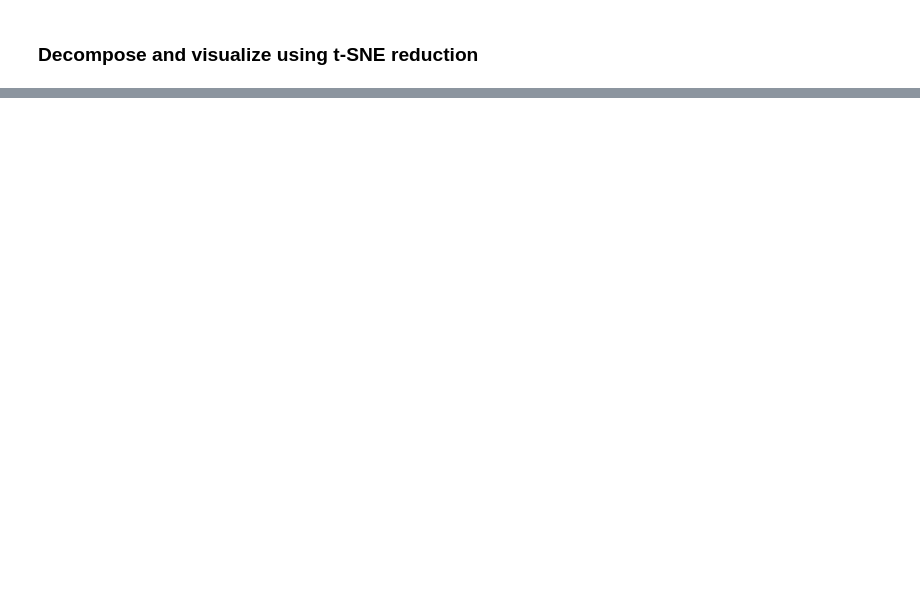
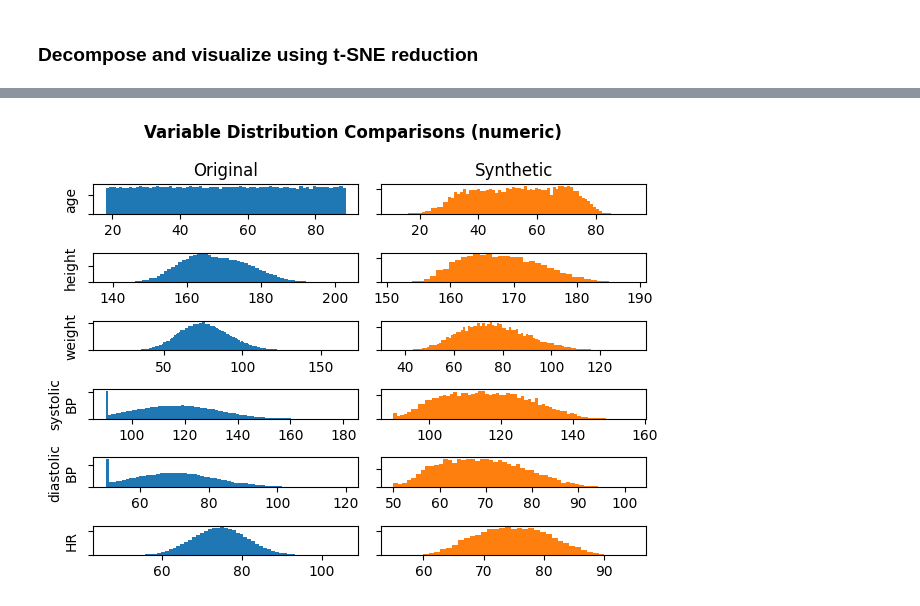
Before and after one commit to tjurjevich/synthetic_patient_generation, a Jupyter notebook: notebooks/testing.ipynb, the cells around one changed output, grey strips where cells are left out. Cells and saved outputs as stored; diff of their text form; code cells hidden in the pictures; blank space fills up the shorter version.

```diff
--- a/notebooks/testing.ipynb
+++ b/notebooks/testing.ipynb
@@ -214,0 +198,55 @@ fig.savefig('./documentation/data_comparison_plot.png');
+# %%
+fig, axs = plt.subplots(6, 2)
+
+axs[0,0].set_title("Original");
+axs[0,1].set_title("Synthetic");
+
+
+
+# patient_age
+axs[0,0].hist(original_data["patient_age"], bins = (original_data["patient_age"].max() - original_data["patient_age"].min()) + 1, color = 'tab:blue');
+axs[0,1].hist(new_data["patient_age"], bins = (new_data["patient_age"].max() - new_data["patient_age"].min()) + 1, color = 'tab:orange');
+axs[0,0].set_ylabel("age");
+axs[0,0].set_yticklabels([]);
+axs[0,1].set_yticklabels([]);
+
+# patient_height_cm
+axs[1,0].hist(original_data["patient_height_cm"], bins = (original_data["patient_height_cm"].max() - original_data["patient_height_cm"].min()) + 1, color = 'tab:blue');
+axs[1,1].hist(new_data["patient_height_cm"], bins = (new_data["patient_height_cm"].max() - new_data["patient_height_cm"].min()) + 1, color = 'tab:orange');
+axs[1,0].set_ylabel("height");
+axs[1,0].set_yticklabels([]);
+axs[1,1].set_yticklabels([]);
+
+# patient_weight_kg
+axs[2,0].hist(original_data["patient_weight_kg"], bins = (original_data["patient_weight_kg"].max() - original_data["patient_weight_kg"].min()) + 1, color = 'tab:blue');
+axs[2,1].hist(new_data["patient_weight_kg"], bins = (new_data["patient_weight_kg"].max() - new_data["patient_weight_kg"].min()) + 1, color = 'tab:orange');
+axs[2,0].set_ylabel("weight");
+axs[2,0].set_yticklabels([]);
+axs[2,1].set_yticklabels([]);
+
+# patient_systolic_bp
+axs[3,0].hist(original_data["patient_systolic_bp"], bins = (original_data["patient_systolic_bp"].max() - original_data["patient_systolic_bp"].min()) + 1, color = 'tab:blue');
+axs[3,1].hist(new_data["patient_systolic_bp"], bins = (new_data["patient_systolic_bp"].max() - new_data["patient_systolic_bp"].min()) + 1, color = 'tab:orange');
+axs[3,0].set_ylabel("systolic\nBP");
+axs[3,0].set_yticklabels([]);
+axs[3,1].set_yticklabels([]);
+
+# patient_diastolic_bp
+axs[4,0].hist(original_data["patient_diastolic_bp"], bins = (original_data["patient_diastolic_bp"].max() - original_data["patient_diastolic_bp"].min()) + 1, color = 'tab:blue');
+axs[4,1].hist(new_data["patient_diastolic_bp"], bins = (new_data["patient_diastolic_bp"].max() - new_data["patient_diastolic_bp"].min()) + 1, color = 'tab:orange');
+axs[4,0].set_ylabel("diastolic\nBP");
+axs[4,0].set_yticklabels([]);
+axs[4,1].set_yticklabels([]);
+
+# patient_heart_rate
+axs[5,0].hist(original_data["patient_heart_rate"], bins = (original_data["patient_heart_rate"].max() - original_data["patient_heart_rate"].min()) + 1, color = 'tab:blue');
+axs[5,1].hist(new_data["patient_heart_rate"], bins = (new_data["patient_heart_rate"].max() - new_data["patient_heart_rate"].min()) + 1, color = 'tab:orange');
+axs[5,0].set_ylabel("HR");
+axs[5,0].set_yticklabels([]);
+axs[5,1].set_yticklabels([]);
+
+fig.suptitle("Variable Distribution Comparisons (numeric)", fontweight = 'bold');
+fig.tight_layout();
+fig.savefig('./documentation/numeric_col_distributions.png');
+# %% [output]
+[figure, added]
```
Also changed, not shown: parts of 10 cells of this notebook, 3 other files.
